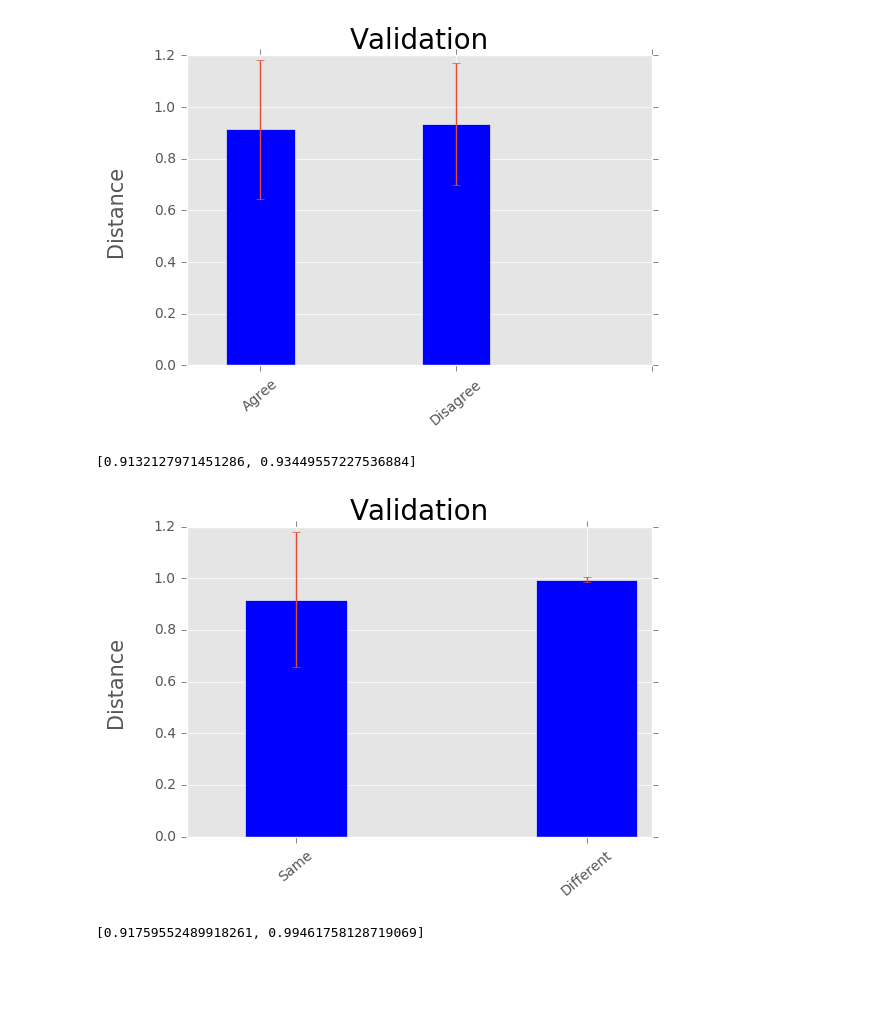
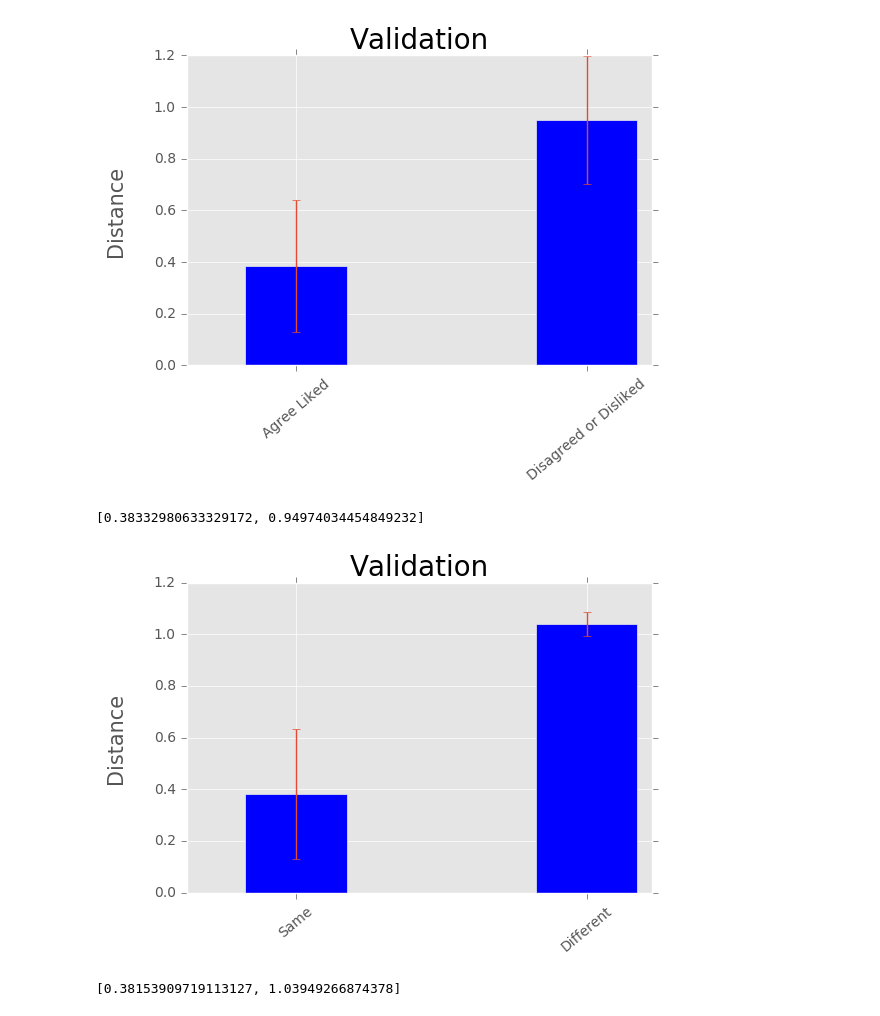
Before and after one commit to cbtolson/MakeUpMatch, a Jupyter notebook: Models/validateModels.ipynb, the cells around one changed output. Drawn from its saved outputs; the diff is of its cells as text; code cells hidden in the pictures; blank space fills up the shorter version.

```diff
--- a/Models/validateModels.ipynb
+++ b/Models/validateModels.ipynb
@@ -63,7 +67,7 @@ reviews = review_test['reviews'].tolist()
 sentiment = [TextBlob(x).sentiment.polarity for x in reviews]
 
 #find binary sentiment
-bin_sentiment = [1 if x>0 else 0 for x in sentiment]
+bin_sentiment = [int(x>0) for x in sentiment]
 bin_sentiment = pd.Series(bin_sentiment, index=review_test.index)
 review_test['sentiment'] = bin_sentiment
 # %%
@@ -79,16 +83,20 @@ product_testsent = [list(x) for x in product_testsent]
 product_id = [x for x in product_id]
 
 #read in distance
-review_dist = pd.read_csv('../../Data/dist_reviews_lsi.csv', header=None).as_matrix()
-reviewer_dist = pd.read_csv('../../Data/dist_reviews_item.csv', header=None).as_matrix()
+review_d = pd.read_csv('../../Data/dist_reviews_lsi.csv', header=0)
+review_dist = review_d.drop('product_id', 1)
+review_dist= review_dist.as_matrix()
+reviewer_d = pd.read_csv('../../Data/dist_reviews_item.csv', header=0)
+reviewer_dist = reviewer_d.drop('product_id', 1)
+reviewer_dist= reviewer_dist.as_matrix()
 # %%
 #write distance to file
 fl = open('../../Data/dist_combined.csv', 'w')
 writer = csv.writer(fl)
 
 #initialize variables
-a=0
-b=1
+a=1
+b=0.1
 d = [0 for x in review_dist]
 dist = collections.defaultdict(lambda: collections.defaultdict(int))
 
@@ -118,13 +126,13 @@ for i in range(0,len(reviewers_testsent)):
             if k > j:
                 #compare actual and predicted
                 predicted = dist[str(product_testsent[i][j])][str(product_testsent[i][k])]
-                actual = reviewers_testsent[i][j] + reviewers_testsent[i][k]
+                actual = int(reviewers_testsent[i][j]>0) + int(reviewers_testsent[i][k]>0)
                 actual_type = int(types_testsent[i][j] == types_testsent[i][k])
 
                 #liked v. disagree v. dislike
-                if actual==2 and actual_type==1:
+                if actual>1 and actual_type==1:
                     liked1.append(predicted)
-                elif actual==1 and actual_type==1:
+                else:
                     liked2.append(predicted)
 
                 #same v. different
@@ -134,37 +142,37 @@ for i in range(0,len(reviewers_testsent)):
                     liked4.append(predicted)
 # %%
 #means and standard deviation
-avg = [np.mean(liked1),np.mean(liked2)]
-sd = [np.std(liked1),np.std(liked2)]
+avg = [np.nanmean(liked1),np.nanmean(liked2)]
+sd = [np.nanstd(liked1),np.nanstd(liked2)]
 
 #plot figure
 fig = plt.figure()
 ax = fig.add_subplot(111)
 
 #figure specifics
 ind = [1,2]
 width = 0.35
 
 #plot barplot
 ax.bar(ind, avg, width, color='blue',yerr=sd)
 
 #plot specifics
 plt.ylabel('Distance', fontsize=15, labelpad=20)
 plt.title('Validation', fontsize=20)
-ax.set_xticks([(width/2)+1,(width/2)+2,(width/2)+3])
-ax.set_xticklabels(('Agree', 'Disagree'),rotation=40)
+ax.set_xticks([(width/2)+1,(width/2)+2])
+ax.set_xticklabels(('Agree Liked', 'Disagreed or Disliked'),rotation=40)
 
 #show plot
 plt.show()
 
 print(avg)
 # %% [output]
-[figure, old version]
+[figure, new version]
-[0.9132127971451286, 0.93449557227536884]
+[0.38332980633329172, 0.94974034454849232]
 # %%
 #means and standard deviation
-avg = [np.mean(liked3),np.mean(liked4)]
-sd = [np.std(liked3),np.std(liked4)]
+avg = [np.nanmean(liked3),np.nanmean(liked4)]
+sd = [np.nanstd(liked3),np.nanstd(liked4)]
 
 #plot figure
 fig = plt.figure()
@@ -188,5 +196,5 @@ plt.show()
 
 print(avg)
 # %% [output]
-[figure, old version]
+[figure, new version]
-[0.91759552489918261, 0.99461758128719069]
+[0.38153909719113127, 1.03949266874378]
```
Also changed, not shown: parts of 2 cells of this notebook, 15 other files.
